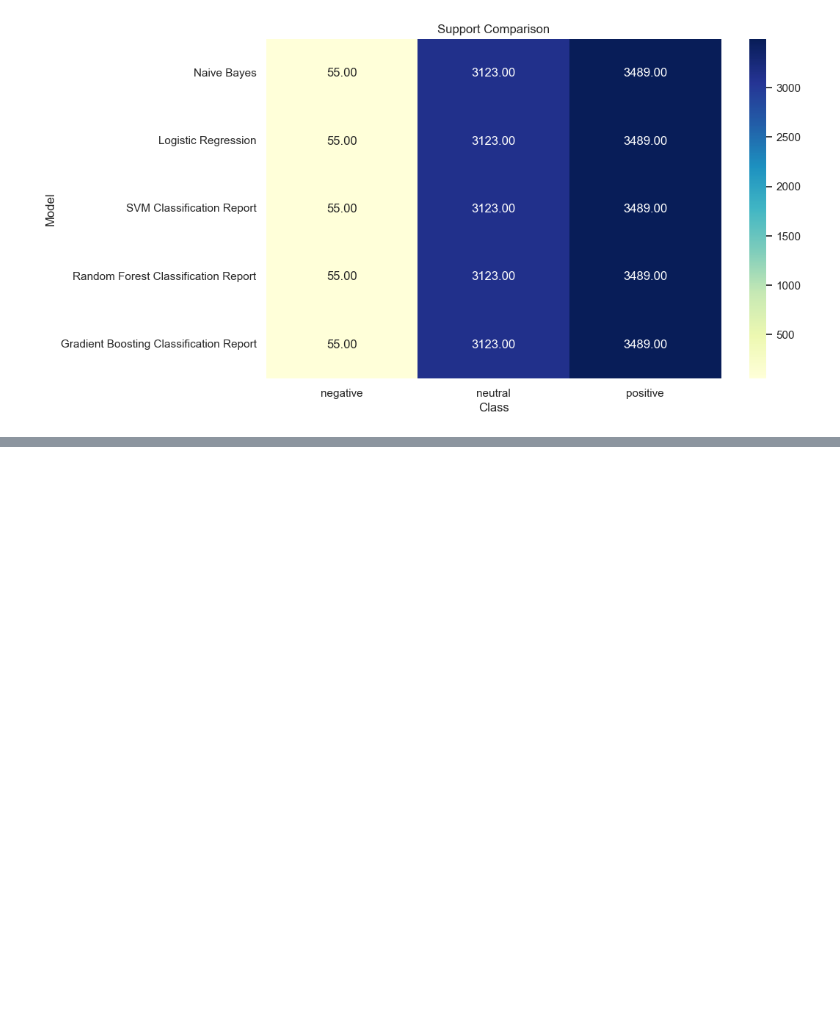
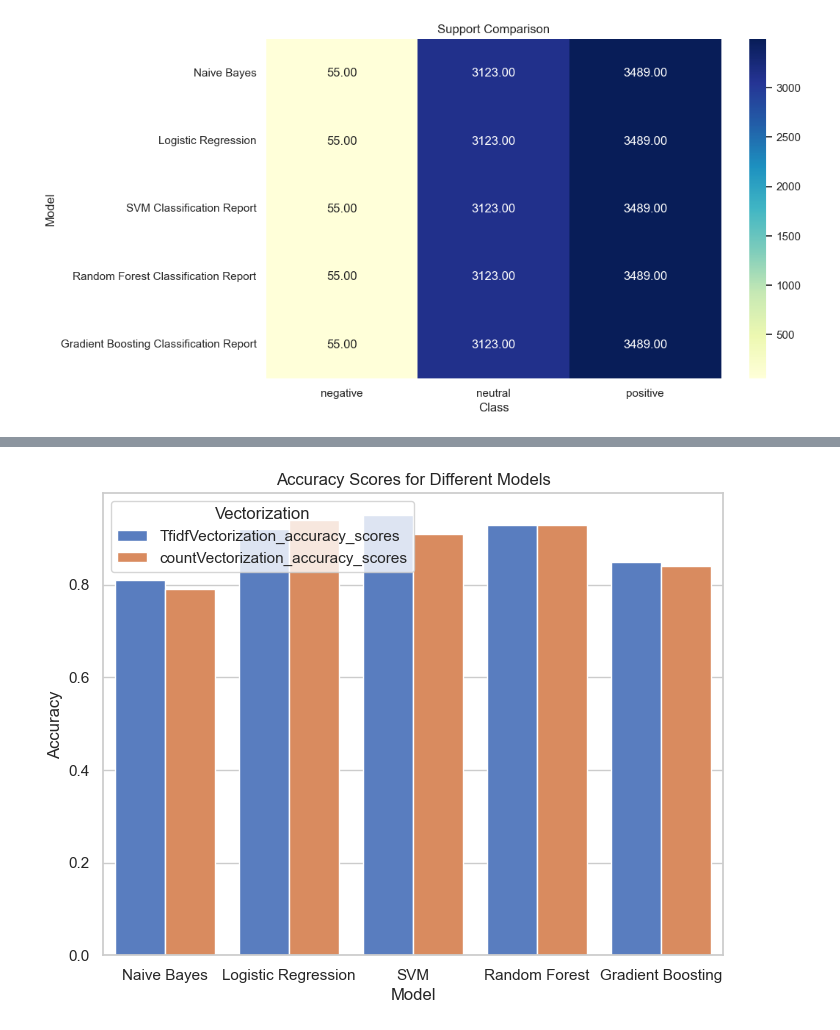
Before and after one commit to muhkashiff/amazon_products_sentimental_analysis, a Jupyter notebook: amazon_products_sentimental.ipynb, the cells around one changed output, grey strips where cells are left out. Saved outputs shown, nothing was run; the diff lists cells and outputs as text; code cells hidden in the pictures; blank space fills up the shorter version.

```diff
--- a/amazon_products_sentimental.ipynb
+++ b/amazon_products_sentimental.ipynb
@@ -912,0 +1050,42 @@ for df, metric in zip([precision_df, recall_df, f1_df, support_df], ['Precision'
+# %%
+# Accuracies comparison chart
+data = {
+    "TfidfVectorization_accuracy_scores": {
+        "Naive Bayes": 0.81,
+        "Logistic Regression": 0.92,
+        "SVM": 0.95,
+        "Random Forest": 0.93,
+        "Gradient Boosting": 0.85
+    },
+    "countVectorization_accuracy_scores": {
+        "Naive Bayes": 0.79,
+        "Logistic Regression": 0.94,
+        "SVM": 0.91,
+        "Random Forest": 0.93,
+        "Gradient Boosting": 0.84
+    }
+}
+
+# Convert the data into a DataFrame for easy plotting
+df = pd.DataFrame(data)
+
+# Reshape the DataFrame for side-by-side comparison
+df_stacked = df.stack().reset_index()
+df_stacked.columns = ['Model', 'Vectorization', 'Accuracy']
+
+# Set the seaborn style
+sns.set(style="whitegrid")
+
+# Create the bar plot
+plt.figure(figsize=(8, 6))
+sns.barplot(data=df_stacked, x='Model', y='Accuracy', hue='Vectorization', palette='muted')
+
+# Set labels and title
+plt.xlabel('Model')
+plt.ylabel('Accuracy')
+plt.title('Accuracy Scores for Different Models')
+
+# Show the plot
+plt.show()
+# %% [output]
+[figure, added]
```
Also changed, not shown: parts of 40 cells of this notebook.
